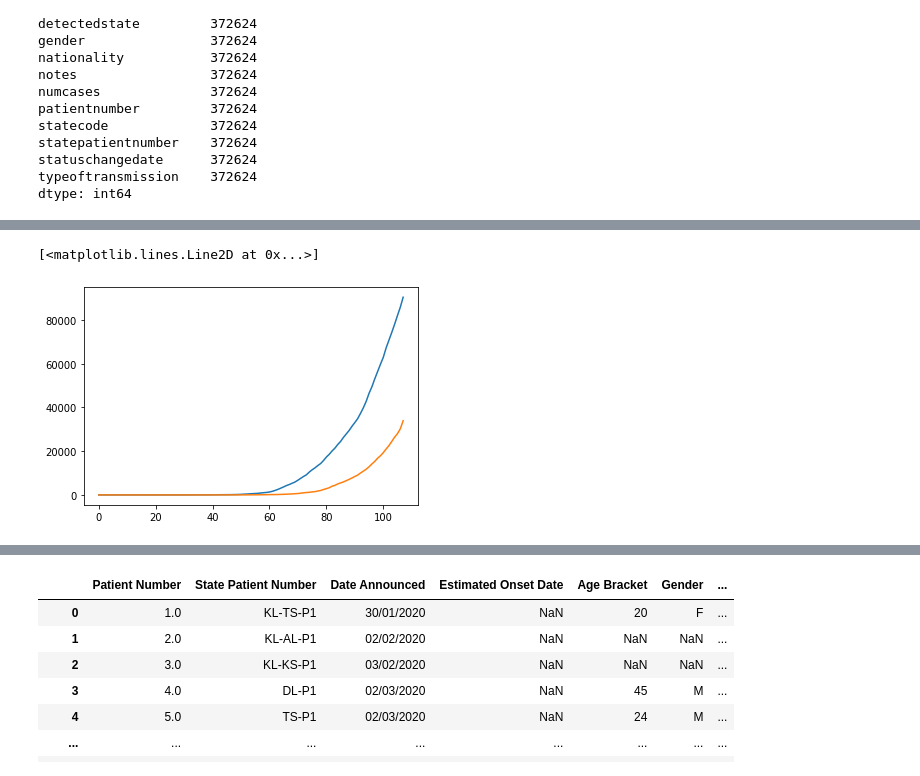
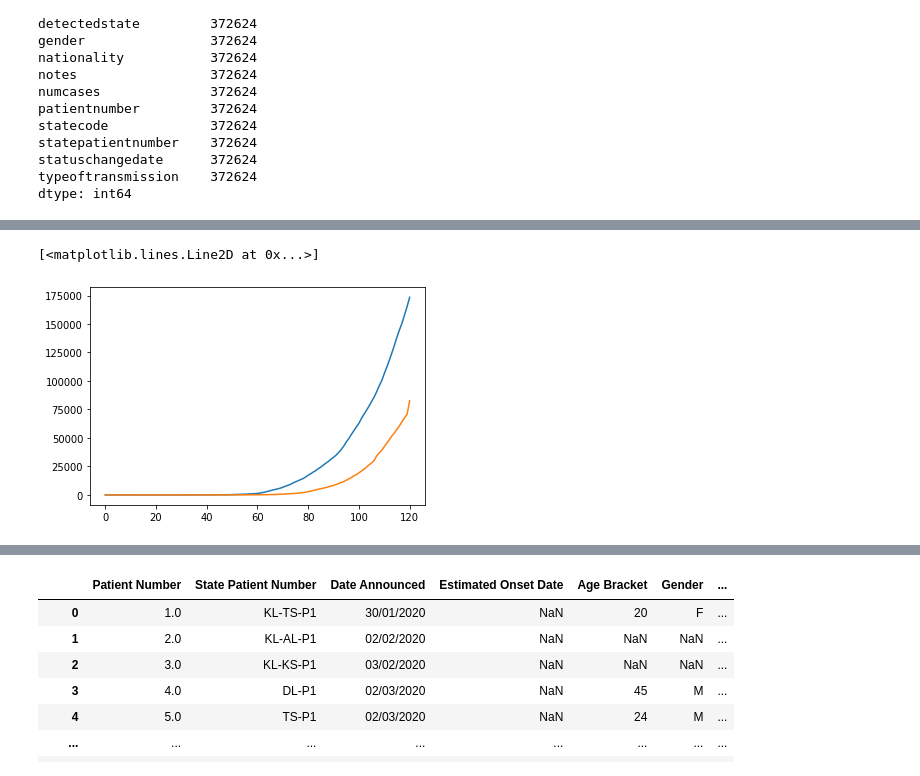
Before and after one commit to RahulBatra065/Report-on-Covid-19, a Jupyter notebook: Untitled.ipynb, the cells around one changed output, grey strips where cells are left out. Cells and saved outputs as stored; diff of their text form; code cells hidden in the pictures.

```diff
--- a/Untitled.ipynb
+++ b/Untitled.ipynb
@@ -104,9 +104,9 @@ b
 # %%
-plt.plot(range(0,108),b['Total Confirmed'])
-plt.plot(range(0,108),b['Total Recovered'])
+plt.plot(range(0,121),b['Total Confirmed'])
+plt.plot(range(0,121),b['Total Recovered'])
 # %% [output]
 [<matplotlib.lines.Line2D at 0x...>]
-[figure, old version]
+[figure, new version]
 # %%
  b['Total Recovered']
 # %% [output]
```
Also changed, not shown: parts of 8 cells of this notebook, 12 other files.
